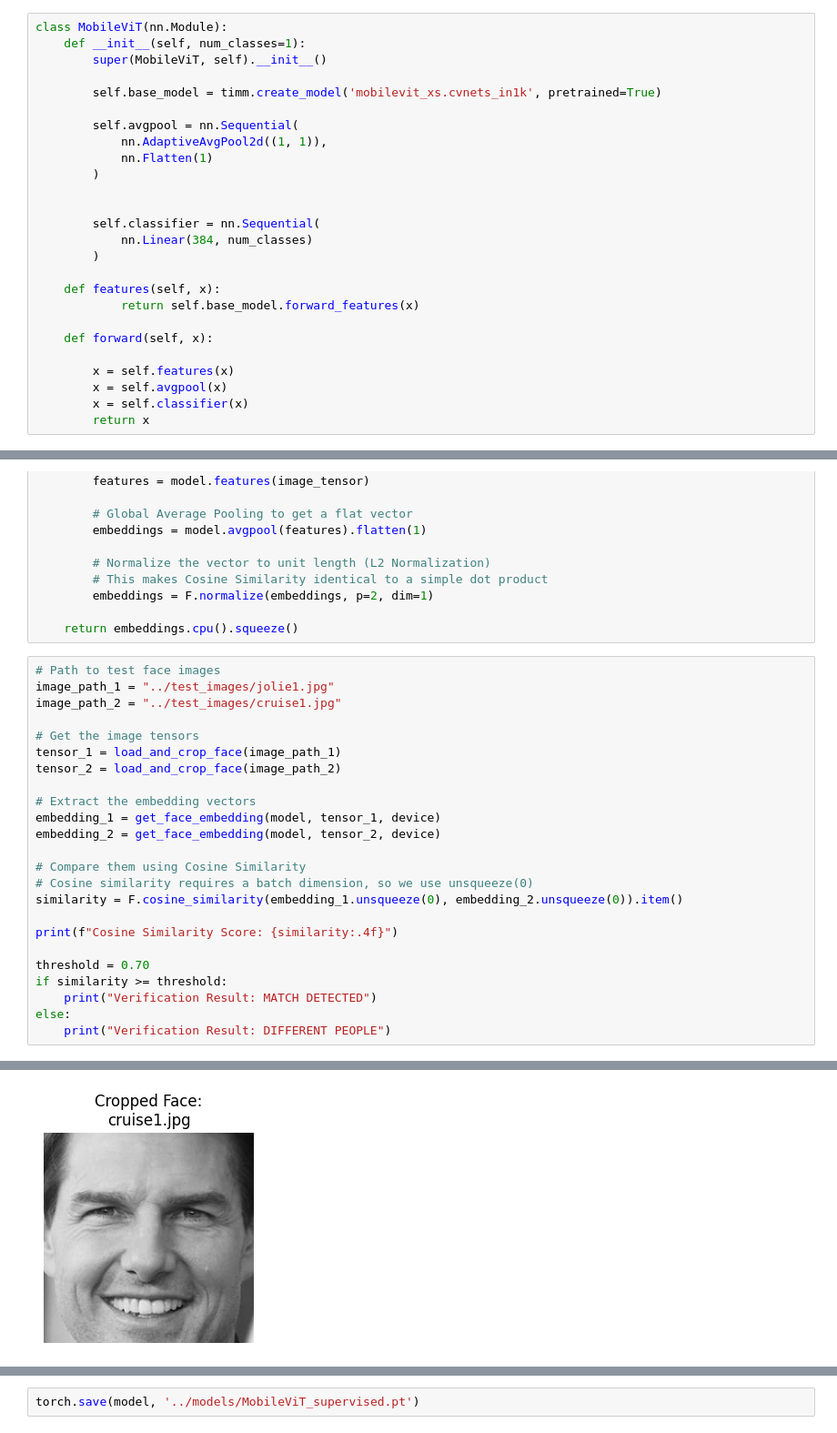
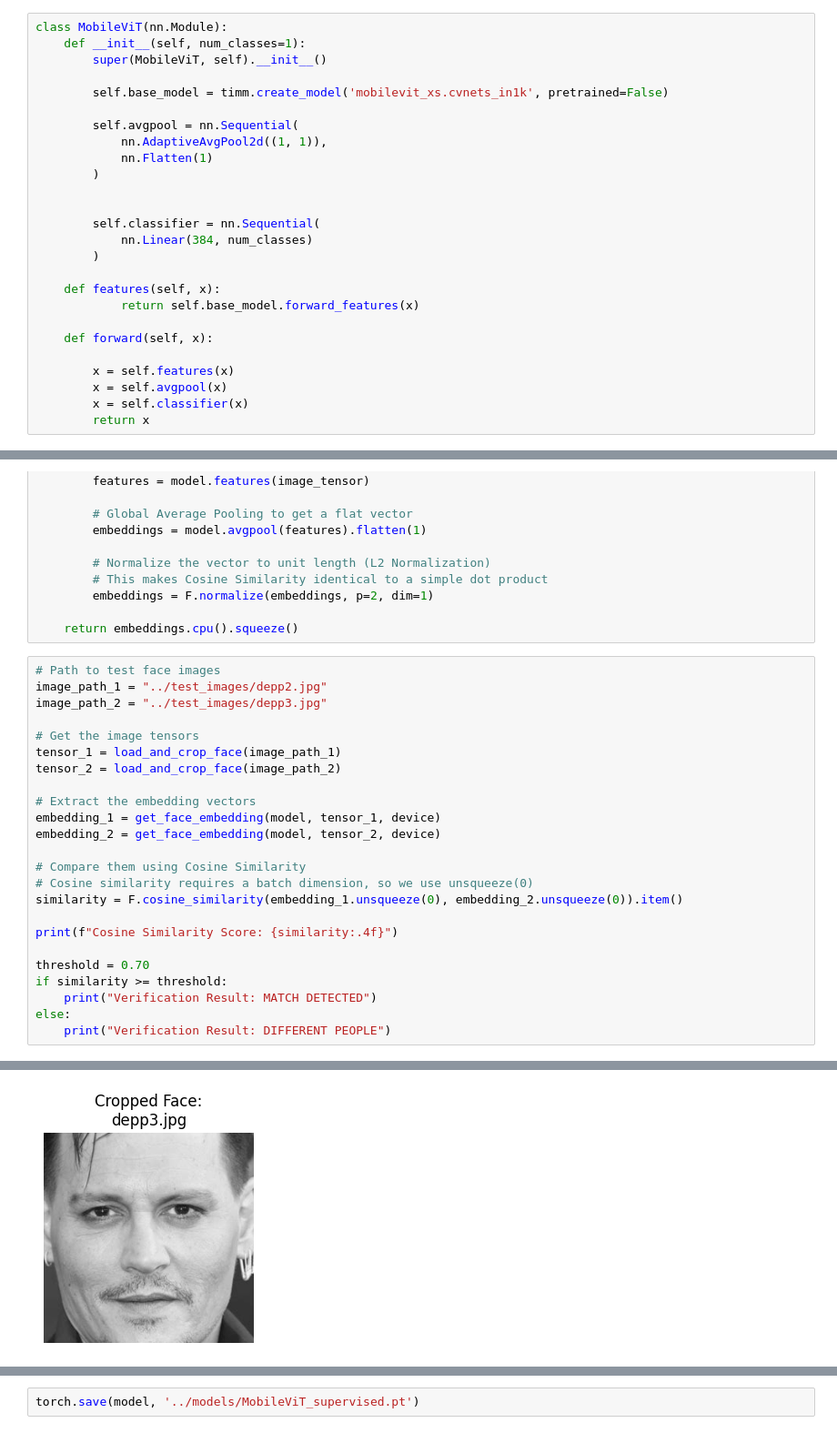
Before and after one commit to DionFinn/AMLFacialRecognitionProject, a Jupyter notebook: model/supervised_recognition_ViT.ipynb, the cells around one changed output, grey strips where cells are left out. Shown at 91% size. Saved outputs shown, nothing was run; the diff lists cells and outputs as text.

```diff
--- a/model/supervised_recognition_ViT.ipynb
+++ b/model/supervised_recognition_ViT.ipynb
@@ -38,7 +38,7 @@ class MobileViT(nn.Module):
     def __init__(self, num_classes=1):
         super(MobileViT, self).__init__()
 
-        self.base_model = timm.create_model('mobilevit_xs.cvnets_in1k', pretrained=True)
+        self.base_model = timm.create_model('mobilevit_xs.cvnets_in1k', pretrained=False)
 
         self.avgpool = nn.Sequential(
             nn.AdaptiveAvgPool2d((1, 1)),
@@ -170,8 +170,8 @@ def get_face_embedding(model, image_tensor, device):
     return embeddings.cpu().squeeze()
 # %%
 # Path to test face images
-image_path_1 = "../test_images/jolie1.jpg"
-image_path_2 = "../test_images/cruise1.jpg"
+image_path_1 = "../test_images/depp2.jpg"
+image_path_2 = "../test_images/depp3.jpg"
 
 # Get the image tensors
 tensor_1 = load_and_crop_face(image_path_1)
@@ -197 +197 @@ else:
-[figure, old version]
+[figure, new version]
```
Also changed, not shown: parts of 1 cell of this notebook, 14 other files.
